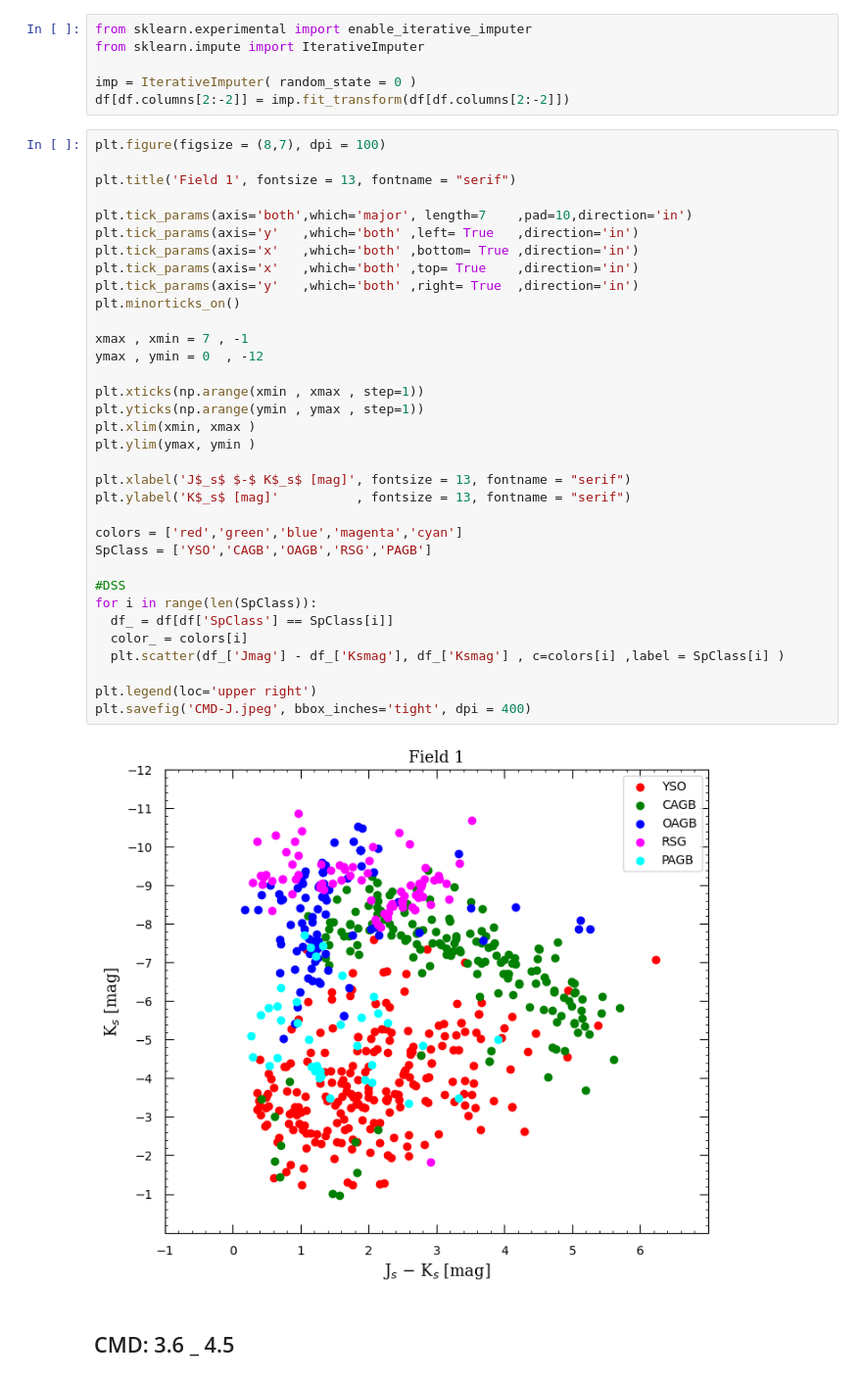
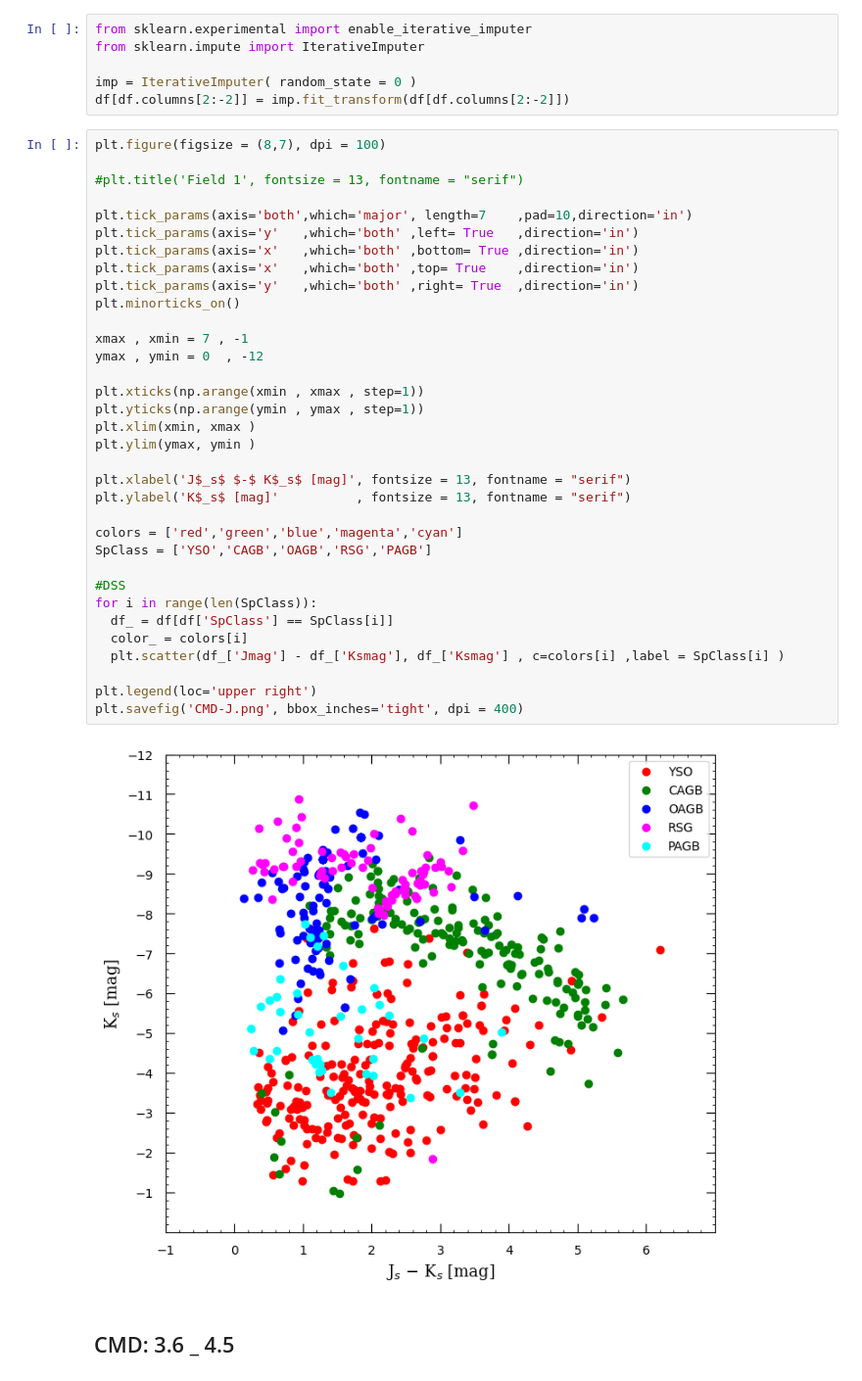
Before and after one commit to Mahdi-Abdollahii/Dusty-Stellar-Sources-Classification, a Jupyter notebook: Data_Visualization.ipynb, the cells around one changed output. Shown at 98% size. Drawn from its saved outputs; the diff is of its cells as text.

```diff
--- a/Data_Visualization.ipynb
+++ b/Data_Visualization.ipynb
@@ -260,39 +260,39 @@ df[df.columns[2:-2]] = imp.fit_transform(df[df.columns[2:-2]])
 # %%
 plt.figure(figsize = (8,7), dpi = 100)
 
-plt.title('Field 1', fontsize = 13, fontname = "serif")
+#plt.title('Field 1', fontsize = 13, fontname = "serif")
 
 plt.tick_params(axis='both',which='major', length=7    ,pad=10,direction='in')
 plt.tick_params(axis='y'   ,which='both' ,left= True   ,direction='in')
 plt.tick_params(axis='x'   ,which='both' ,bottom= True ,direction='in')
 plt.tick_params(axis='x'   ,which='both' ,top= True    ,direction='in')
 plt.tick_params(axis='y'   ,which='both' ,right= True  ,direction='in')
 plt.minorticks_on()
 
 xmax , xmin = 7 , -1
 ymax , ymin = 0  , -12
 
 plt.xticks(np.arange(xmin , xmax , step=1))
 plt.yticks(np.arange(ymin , ymax , step=1))
 plt.xlim(xmin, xmax )
 plt.ylim(ymax, ymin )
 
 plt.xlabel('J$_s$ $-$ K$_s$ [mag]', fontsize = 13, fontname = "serif")
 plt.ylabel('K$_s$ [mag]'          , fontsize = 13, fontname = "serif")
 
 colors = ['red','green','blue','magenta','cyan']
 SpClass = ['YSO','CAGB','OAGB','RSG','PAGB']
 
 #DSS
 for i in range(len(SpClass)):
   df_ = df[df['SpClass'] == SpClass[i]]
   color_ = colors[i]
   plt.scatter(df_['Jmag'] - df_['Ksmag'], df_['Ksmag'] , c=colors[i] ,label = SpClass[i] )
 
 plt.legend(loc='upper right')
-plt.savefig('CMD-J.jpeg', bbox_inches='tight', dpi = 400)
+plt.savefig('CMD-J.png', bbox_inches='tight', dpi = 400)
 # %% [output]
-[figure, old version]
+[figure, new version]
 # %% [markdown]
 ## CMD: 3.6 _ 4.5
 # %%
```
Also changed, not shown: parts of 11 cells of this notebook.
